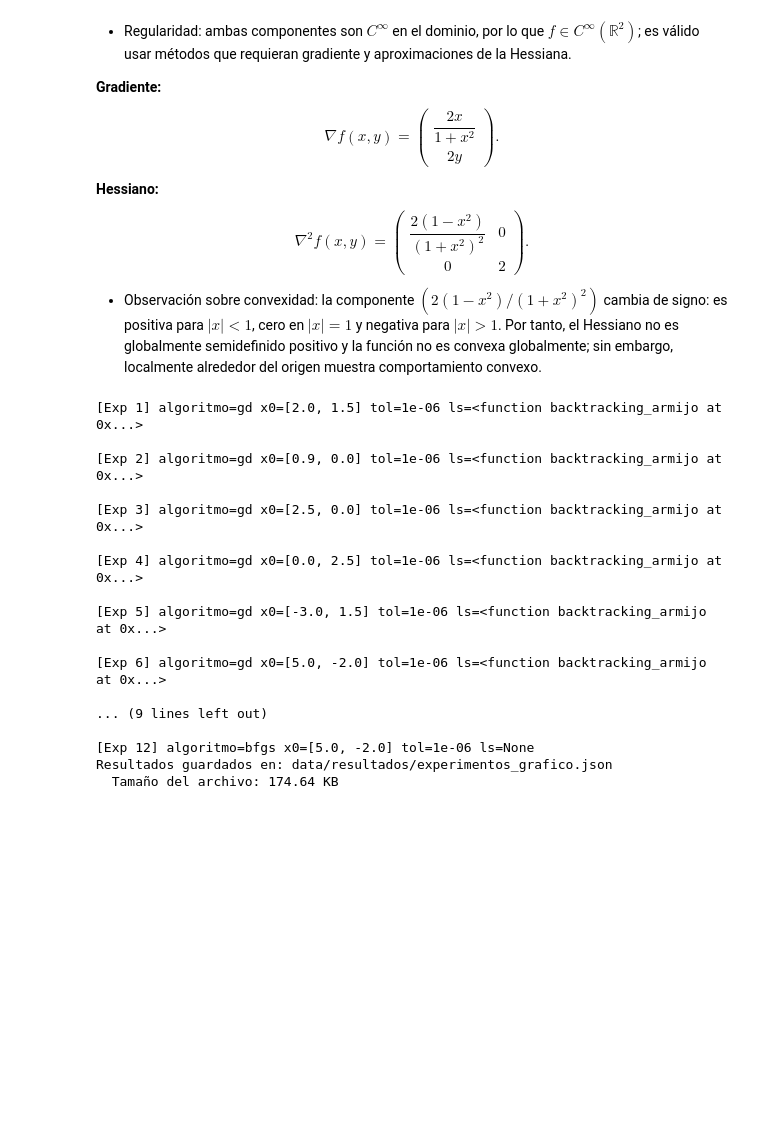
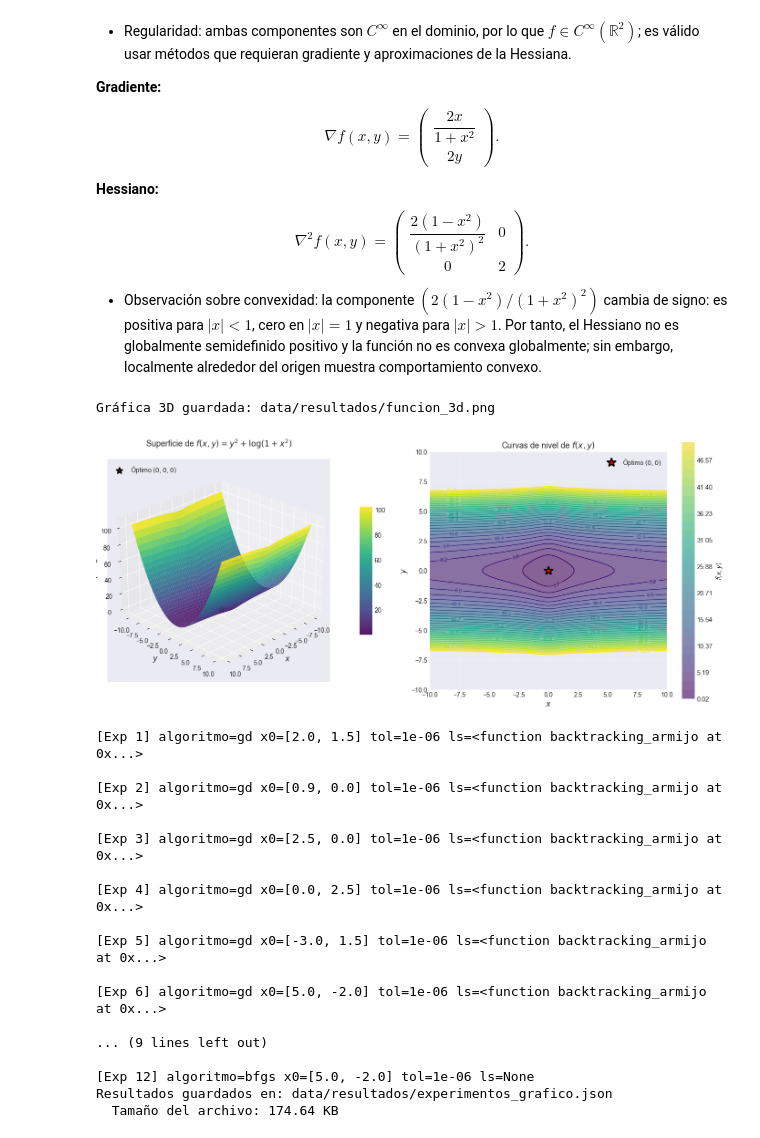
Before and after one commit to alina-cyber04/mi_proyecto_optimizacion, a Jupyter notebook: notebooks/experimentos.ipynb, the cells around one changed output. Drawn from its saved outputs; the diff is of its cells as text; code cells hidden in the pictures; blank space fills up the shorter version.

```diff
--- a/notebooks/experimentos.ipynb
+++ b/notebooks/experimentos.ipynb
@@ -58,6 +62,17 @@ def grad(x):
     dfdx = (2.0 * xv) / (1.0 + xv**2)
     dfdy = 2.0 * yv
     return np.array([dfdx, dfdy])
+# %%
+# Visualización 3D de la función objetivo
+from optimizacion.graficos import plot_function_3d
+import os
+os.makedirs('data/resultados', exist_ok=True)
+
+plot_function_3d(f, x_range=(-10, 10), y_range=(-10, 10),
+                 filename='data/resultados/funcion_3d.png', resolution=100)
+# %% [output]
+Gráfica 3D guardada: data/resultados/funcion_3d.png
+[figure, added]
 # %%
 algorithms = ['gd', 'bfgs']
 points = [np.array([2.0, 1.5]), np.array([0.9,0.0]), np.array([2.5,0.0]), np.array([0.0,2.5]), np.array([-3.0,1.5]), np.array([5.0,-2.0])]
```
Also changed, not shown: parts of 13 cells of this notebook, 3 other files.
